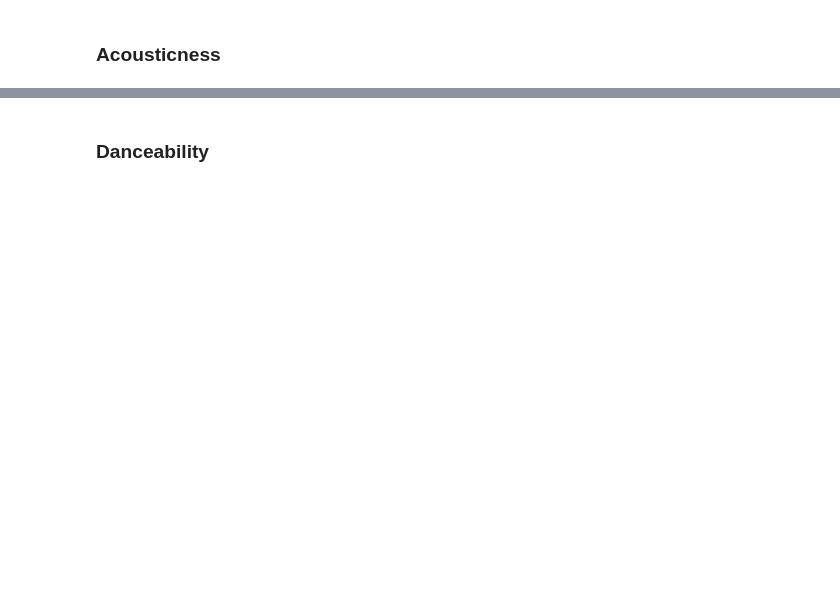
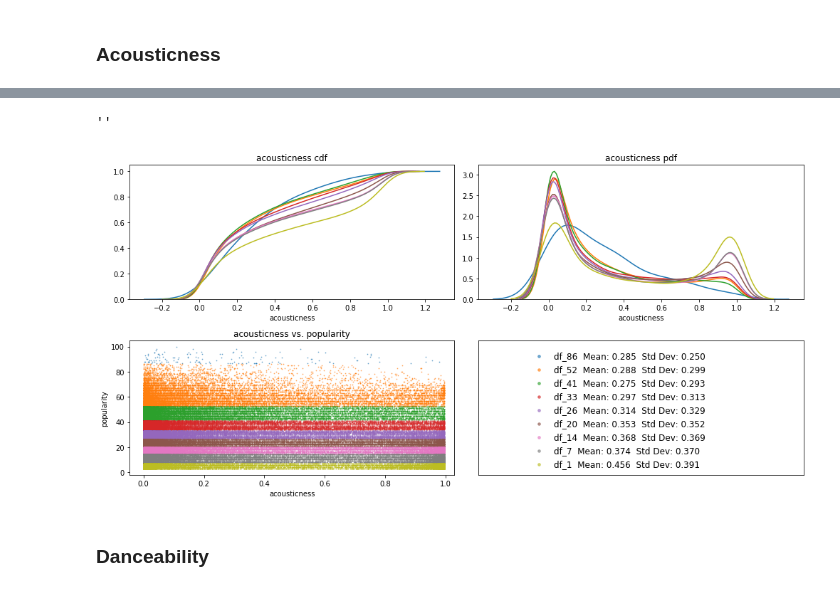
Before and after one commit to brentthayer1/capstone1, a Jupyter notebook: capstone1_eda.ipynb, the cells around one changed output, grey strips where cells are left out. Cells and saved outputs as stored; diff of their text form; code cells hidden in the pictures; blank space fills up the shorter version.

```diff
--- a/capstone1_eda.ipynb
+++ b/capstone1_eda.ipynb
@@ -352,2 +265,14 @@ df_1 Mean:0.456447030076672. St. Dev:0.3907239026758321
+# %%
+attribute = 'acousticness'
+against = 'popularity'
+low, high = None, None
+fs = (14,7)
+
+cs1.master_plotter(df_lst, df_name_lst, attribute, against, low, high, fs)
+
+;
+# %% [output]
+''
+[figure, added]
 # %% [markdown]
 ### Danceability
```
Also changed, not shown: parts of 18 cells of this notebook, 29 other files.
